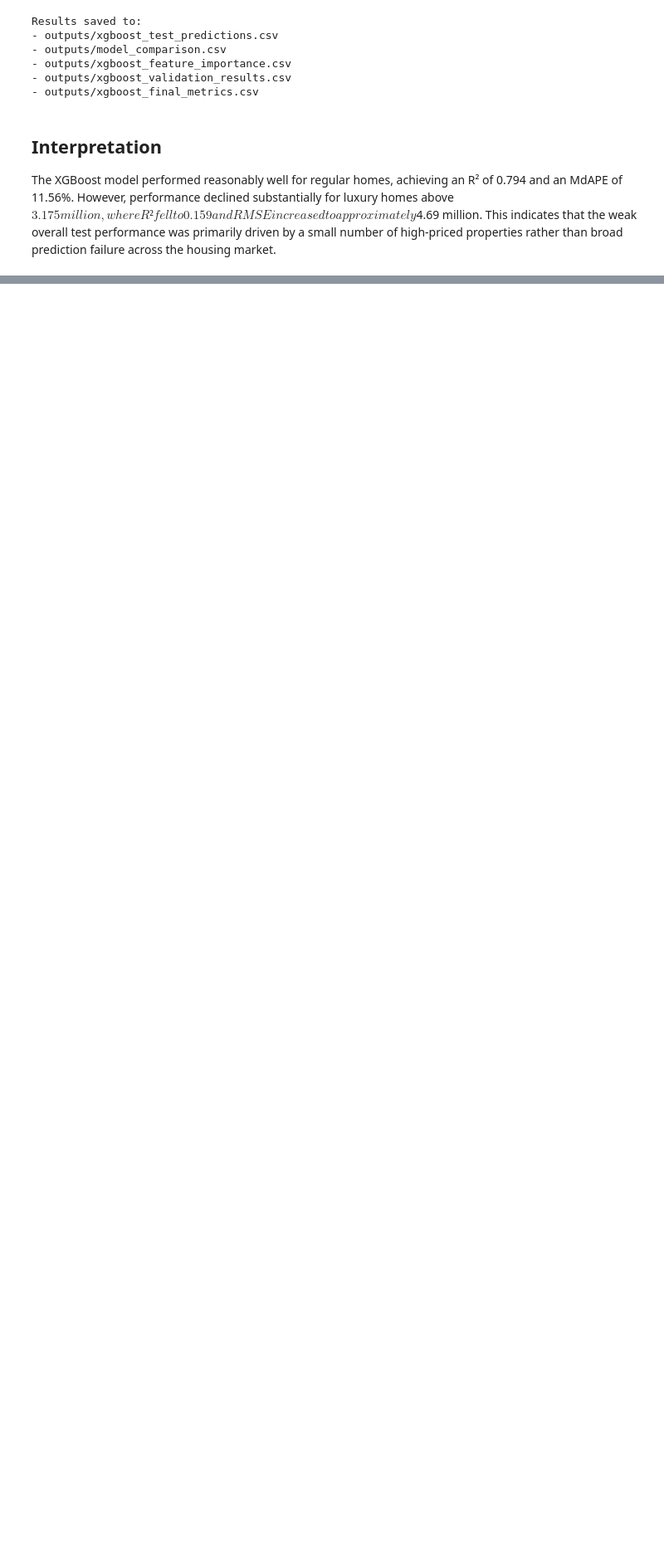
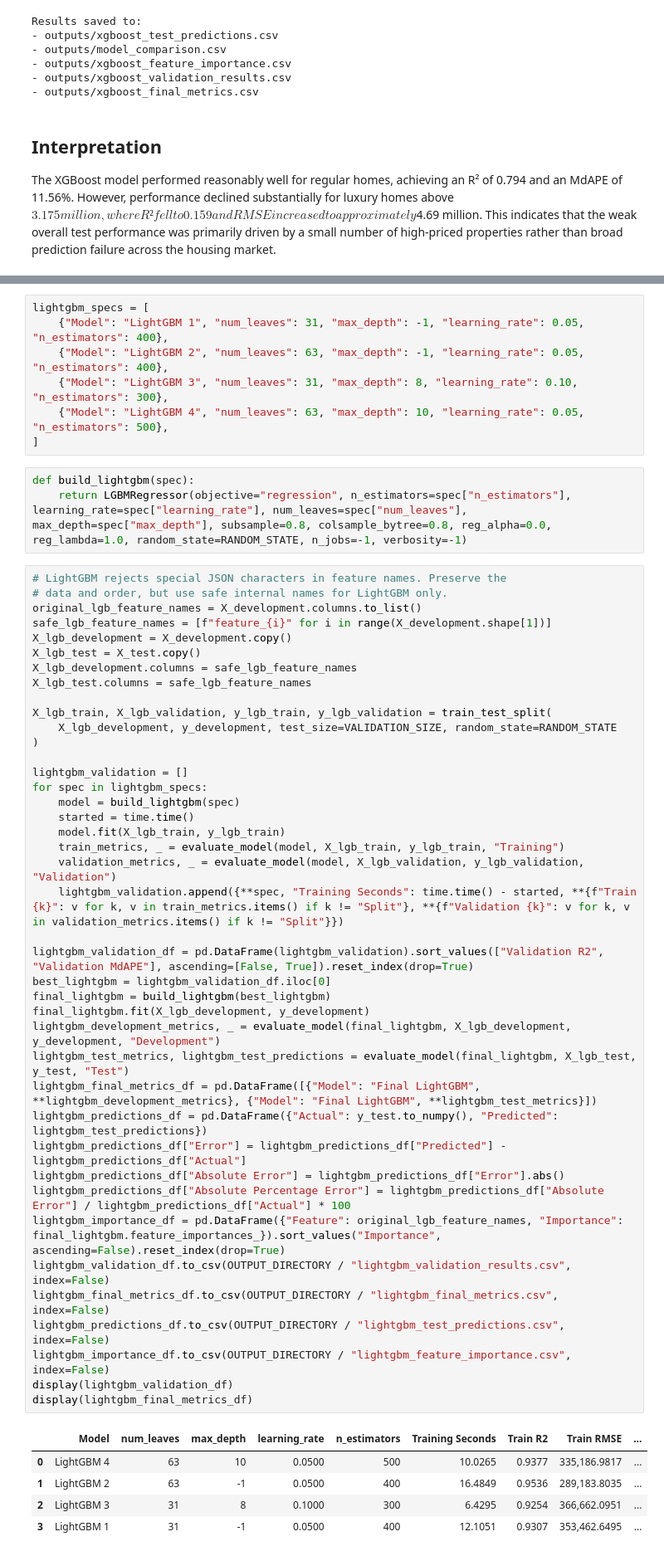
Before and after one commit to sammydyx/IDXExchange-Data-Science, a Jupyter notebook: week7/05_advanced_models.ipynb, the cells around one changed output, grey strips where cells are left out. Shown at 83% size. Cells and saved outputs as stored; diff of their text form; blank space fills up the shorter version.

Commit message:
update lightGBM and update data to 202606

```diff
--- a/week7/05_advanced_models.ipynb
+++ b/week7/05_advanced_models.ipynb
@@ -1155,0 +1123,57 @@ The XGBoost model performed reasonably well for regular homes, achieving an R²
+# %%
+lightgbm_specs = [
+    {"Model": "LightGBM 1", "num_leaves": 31, "max_depth": -1, "learning_rate": 0.05, "n_estimators": 400},
+    {"Model": "LightGBM 2", "num_leaves": 63, "max_depth": -1, "learning_rate": 0.05, "n_estimators": 400},
+    {"Model": "LightGBM 3", "num_leaves": 31, "max_depth": 8, "learning_rate": 0.10, "n_estimators": 300},
+    {"Model": "LightGBM 4", "num_leaves": 63, "max_depth": 10, "learning_rate": 0.05, "n_estimators": 500},
+]
+# %%
+def build_lightgbm(spec):
+    return LGBMRegressor(objective="regression", n_estimators=spec["n_estimators"], learning_rate=spec["learning_rate"], num_leaves=spec["num_leaves"], max_depth=spec["max_depth"], subsample=0.8, colsample_bytree=0.8, reg_alpha=0.0, reg_lambda=1.0, random_state=RANDOM_STATE, n_jobs=-1, verbosity=-1)
+# %%
+# LightGBM rejects special JSON characters in feature names. Preserve the
+# data and order, but use safe internal names for LightGBM only.
+original_lgb_feature_names = X_development.columns.to_list()
+safe_lgb_feature_names = [f"feature_{i}" for i in range(X_development.shape[1])]
+X_lgb_development = X_development.copy()
+X_lgb_test = X_test.copy()
+X_lgb_development.columns = safe_lgb_feature_names
+X_lgb_test.columns = safe_lgb_feature_names
+
+X_lgb_train, X_lgb_validation, y_lgb_train, y_lgb_validation = train_test_split(
+    X_lgb_development, y_development, test_size=VALIDATION_SIZE, random_state=RANDOM_STATE
+)
+
+lightgbm_validation = []
+for spec in lightgbm_specs:
+    model = build_lightgbm(spec)
+    started = time.time()
+    model.fit(X_lgb_train, y_lgb_train)
+    train_metrics, _ = evaluate_model(model, X_lgb_train, y_lgb_train, "Training")
+    validation_metrics, _ = evaluate_model(model, X_lgb_validation, y_lgb_validation, "Validation")
+    lightgbm_validation.append({**spec, "Training Seconds": time.time() - started, **{f"Train {k}": v for k, v in train_metrics.items() if k != "Split"}, **{f"Validation {k}": v for k, v in validation_metrics.items() if k != "Split"}})
+
+lightgbm_validation_df = pd.DataFrame(lightgbm_validation).sort_values(["Validation R2", "Validation MdAPE"], ascending=[False, True]).reset_index(drop=True)
+best_lightgbm = lightgbm_validation_df.iloc[0]
+final_lightgbm = build_lightgbm(best_lightgbm)
+final_lightgbm.fit(X_lgb_development, y_development)
+lightgbm_development_metrics, _ = evaluate_model(final_lightgbm, X_lgb_development, y_development, "Development")
+lightgbm_test_metrics, lightgbm_test_predictions = evaluate_model(final_lightgbm, X_lgb_test, y_test, "Test")
+lightgbm_final_metrics_df = pd.DataFrame([{"Model": "Final LightGBM", **lightgbm_development_metrics}, {"Model": "Final LightGBM", **lightgbm_test_metrics}])
+lightgbm_predictions_df = pd.DataFrame({"Actual": y_test.to_numpy(), "Predicted": lightgbm_test_predictions})
+lightgbm_predictions_df["Error"] = lightgbm_predictions_df["Predicted"] - lightgbm_predictions_df["Actual"]
+lightgbm_predictions_df["Absolute Error"] = lightgbm_predictions_df["Error"].abs()
+lightgbm_predictions_df["Absolute Percentage Error"] = lightgbm_predictions_df["Absolute Error"] / lightgbm_predictions_df["Actual"] * 100
+lightgbm_importance_df = pd.DataFrame({"Feature": original_lgb_feature_names, "Importance": final_lightgbm.feature_importances_}).sort_values("Importance", ascending=False).reset_index(drop=True)
+lightgbm_validation_df.to_csv(OUTPUT_DIRECTORY / "lightgbm_validation_results.csv", index=False)
+lightgbm_final_metrics_df.to_csv(OUTPUT_DIRECTORY / "lightgbm_final_metrics.csv", index=False)
+lightgbm_predictions_df.to_csv(OUTPUT_DIRECTORY / "lightgbm_test_predictions.csv", index=False)
+lightgbm_importance_df.to_csv(OUTPUT_DIRECTORY / "lightgbm_feature_importance.csv", index=False)
+display(lightgbm_validation_df)
+display(lightgbm_final_metrics_df)
+# %% [output]
+|  | Model | num_leaves | max_depth | learning_rate | n_estimators | Training Seconds | Train R2 | Train RMSE | ... |
+| 0 | LightGBM 4 | 63 | 10 | 0.0500 | 500 | 10.0265 | 0.9377 | 335,186.9817 | ... |
+| 1 | LightGBM 2 | 63 | -1 | 0.0500 | 400 | 16.4849 | 0.9536 | 289,183.8035 | ... |
+| 2 | LightGBM 3 | 31 | 8 | 0.1000 | 300 | 6.4295 | 0.9254 | 366,662.0951 | ... |
+| 3 | LightGBM 1 | 31 | -1 | 0.0500 | 400 | 12.1051 | 0.9307 | 353,462.6495 | ... |
```
Also changed, not shown: parts of 28 cells of this notebook, 16 other files.
